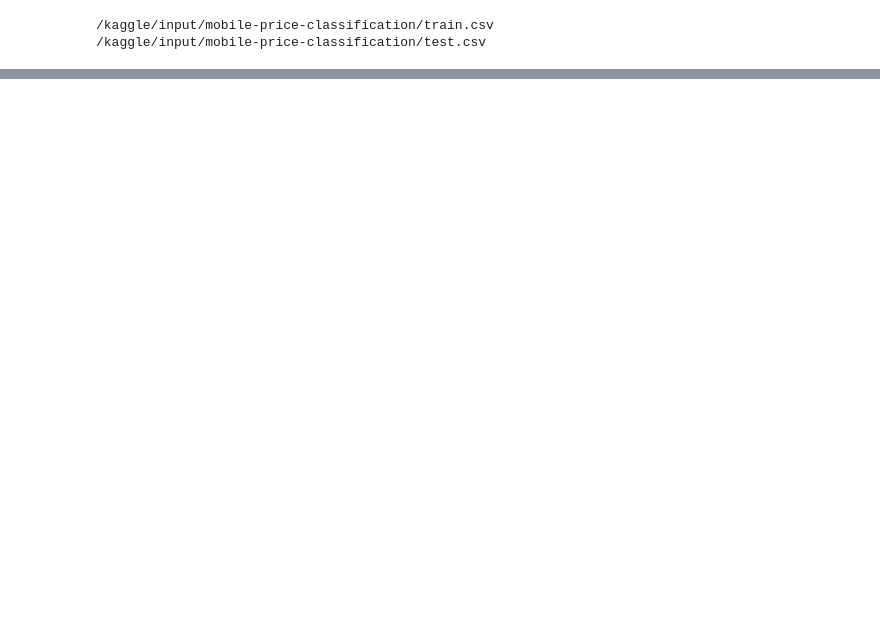
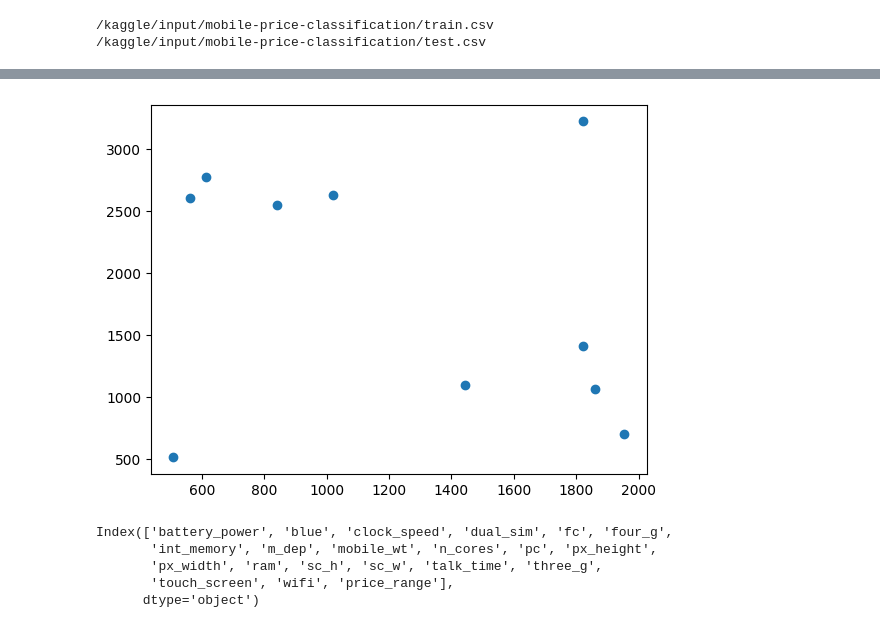
Before and after one commit to shasha0982/My_Real_Project_Machine_Learning, a Jupyter notebook: my-project-mobile-price-classification.ipynb, the cells around one changed output, grey strips where cells are left out. Cells and saved outputs as stored; diff of their text form; code cells hidden in the pictures; blank space fills up the shorter version.

```diff
--- a/my-project-mobile-price-classification.ipynb
+++ b/my-project-mobile-price-classification.ipynb
@@ -552,0 +115,14 @@ cv_scores, best_k, best_score
+# %%
+# Scatter plot for 'battery_power' vs. 'ram'
+plt.scatter(train['battery_power'].head(10), train['ram'].head(10))
+plt.show()
+# %% [output]
+[figure, added]
+# %%
+train.columns
+# %% [output]
+Index(['battery_power', 'blue', 'clock_speed', 'dual_sim', 'fc', 'four_g',
+       'int_memory', 'm_dep', 'mobile_wt', 'n_cores', 'pc', 'px_height',
+       'px_width', 'ram', 'sc_h', 'sc_w', 'talk_time', 'three_g',
+       'touch_screen', 'wifi', 'price_range'],
+      dtype='object')
```
Also changed, not shown: parts of 79 cells of this notebook.
